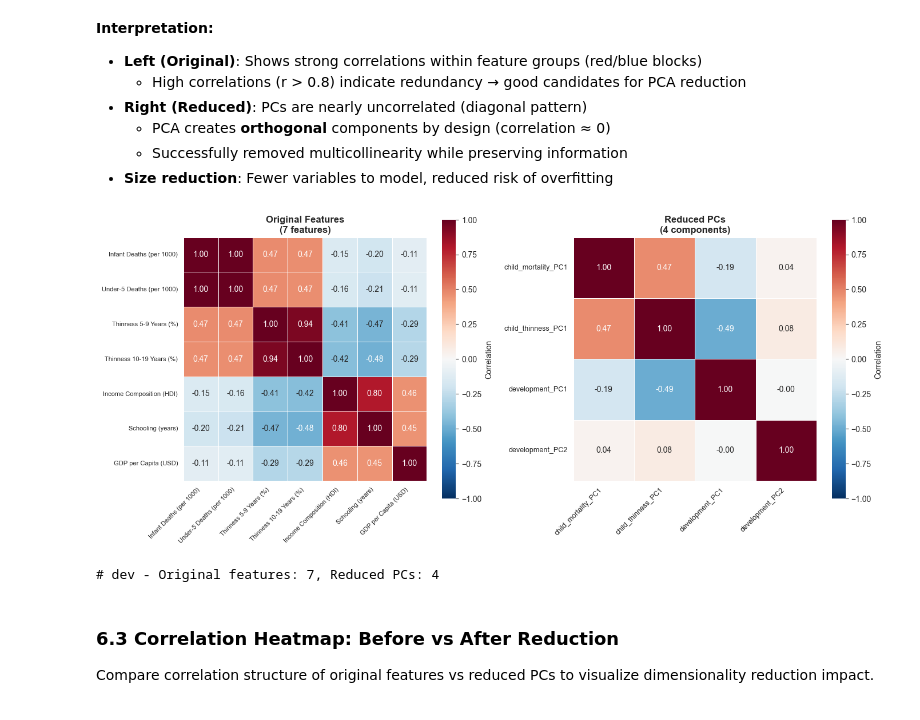
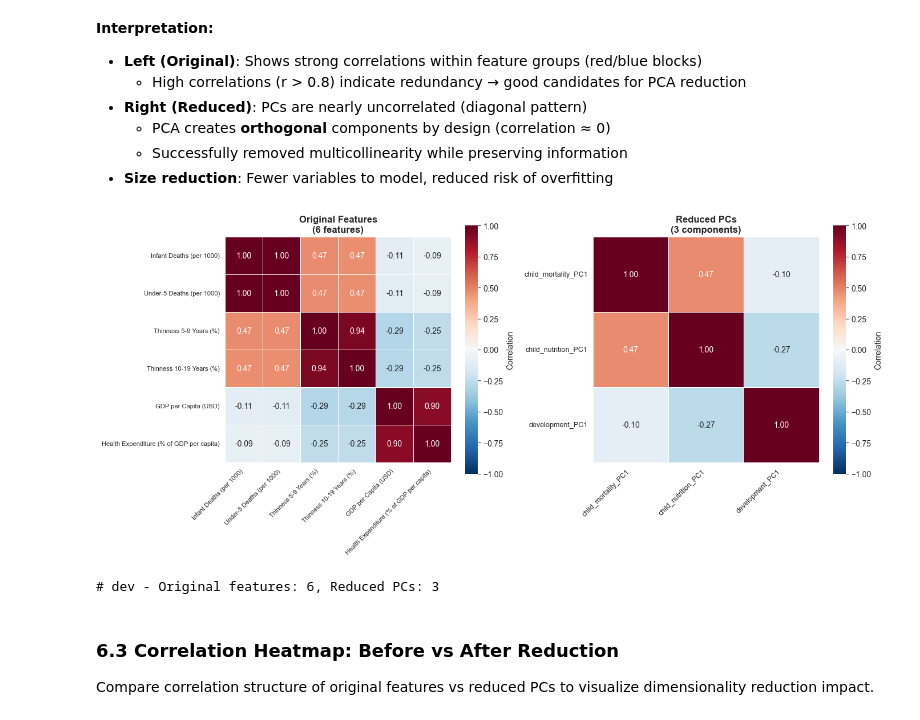
Before and after one commit to punsii/ama_ws25, a Jupyter notebook: notebooks/project/pca_dim_reduction.ipynb, the cells around one changed output. Drawn from its saved outputs; the diff is of its cells as text; code cells hidden in the pictures.

Commit message:
feat,fix(pca_dim_reduction): update nb

```diff
--- a/notebooks/project/pca_dim_reduction.ipynb
+++ b/notebooks/project/pca_dim_reduction.ipynb
@@ -28,5 +24,5 @@ plt.rcParams["figure.titleweight"] = "bold"
 # %%
-ds = LifeExpectancyDataset.from_csv(aggregate_by_country=False)
+le_ds = LifeExpectancyDataset.from_csv(aggregate_by_country=False)
 # %% [markdown]
 # PCA-Based Dimensionality Reduction
 
@@ -42,12 +92,12 @@ feature_groups = [
         features=[LECol.INFANT_DEATHS, LECol.UNDER_FIVE_DEATHS],
     ),
     FeatureGroup(
-        name="child_thinness",
+        name="child_nutrition",
         features=[LECol.THINNESS_5_9_YEARS, LECol.THINNESS_1_19_YEARS],
     ),
     FeatureGroup(
         name="development",
-        features=[LECol.INCOME_COMPOSITION, LECol.SCHOOLING, LECol.GDP],
+        features=[LECol.GDP, LECol.PERCENTAGE_EXPENDITURE],
     ),
 ]
 # %% [markdown]
@@ -56,7 +106,7 @@ feature_groups = [
 Fit PCA on each group and retain components explaining ≥80% of variance.
 # %%
 result = (
-    ds.make_pca_dim_reduction_analyzer(
+    le_ds.make_pca_dim_reduction_analyzer(
         feature_groups=feature_groups,
         standardized=True,
         min_var_explained=0.8,
@@ -353,7 +302,7 @@ for gr in result.group_results:
     all_original_features.extend(gr.group.features)
 
 # Original features correlation
-original_corr = ds.df[all_original_features].corr()
+original_corr = le_ds.df[all_original_features].corr()
 
 # Plot original
 sns.heatmap(
@@ -373,47 +322,47 @@ ax1.set_title(
     f"Original Features\n({len(all_original_features)} features)", fontweight="bold"
 )
 ax1.set_xticklabels(
-    [ds.get_pretty_name(f) for f in original_corr.columns],
+    [le_ds.get_pretty_name(f) for f in original_corr.columns],
     rotation=45,
     ha="right",
     fontsize=8,
 )
 ax1.set_yticklabels(
-    [ds.get_pretty_name(f) for f in original_corr.columns], rotation=0, fontsize=8
+    [le_ds.get_pretty_name(f) for f in original_corr.columns], rotation=0, fontsize=8
 )
 
 # Reduced PCs correlation
 reduced_corr = result.reduced_df.corr()
 
 sns.heatmap(
     reduced_corr,
     annot=True,
     fmt=".2f",
     cmap="RdBu_r",
     vmin=-1,
     vmax=1,
     center=0,
     square=True,
     linewidths=0.5,
     cbar_kws={"label": "Correlation"},
     ax=ax2,
 )
 ax2.set_title(
     f"Reduced PCs\n({len(result.reduced_df.columns)} components)", fontweight="bold"
 )
 ax2.set_xticklabels(reduced_corr.columns, rotation=45, ha="right", fontsize=9)
 ax2.set_yticklabels(reduced_corr.columns, rotation=0, fontsize=9)
 
 plt.tight_layout()
 plt.show()
 
 # dev - verify correlation comparison
 print(
     f"# dev - Original features: {len(all_original_features)}, Reduced PCs: {len(result.reduced_df.columns)}"
 )
 # %% [output]
-[figure, old version]
+[figure, new version]
-# dev - Original features: 7, Reduced PCs: 4
+# dev - Original features: 6, Reduced PCs: 3
 # %% [markdown]
 ### 6.3 Correlation Heatmap: Before vs After Reduction
 
```
Also changed, not shown: parts of 15 cells of this notebook, 1 other file.
